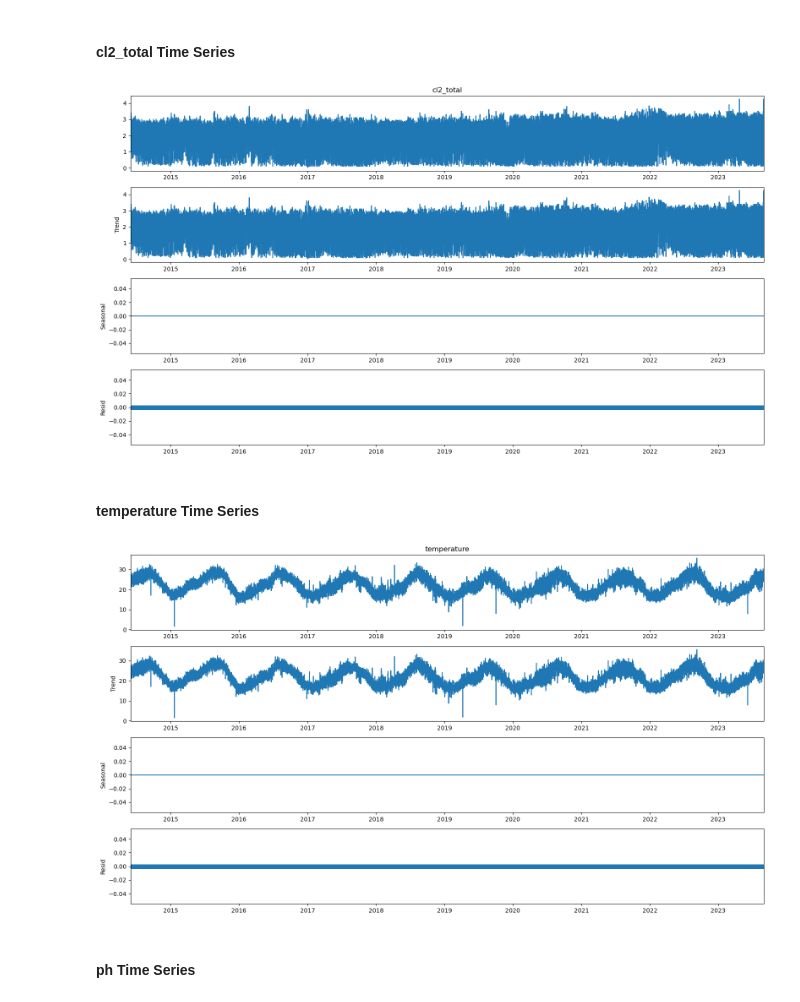
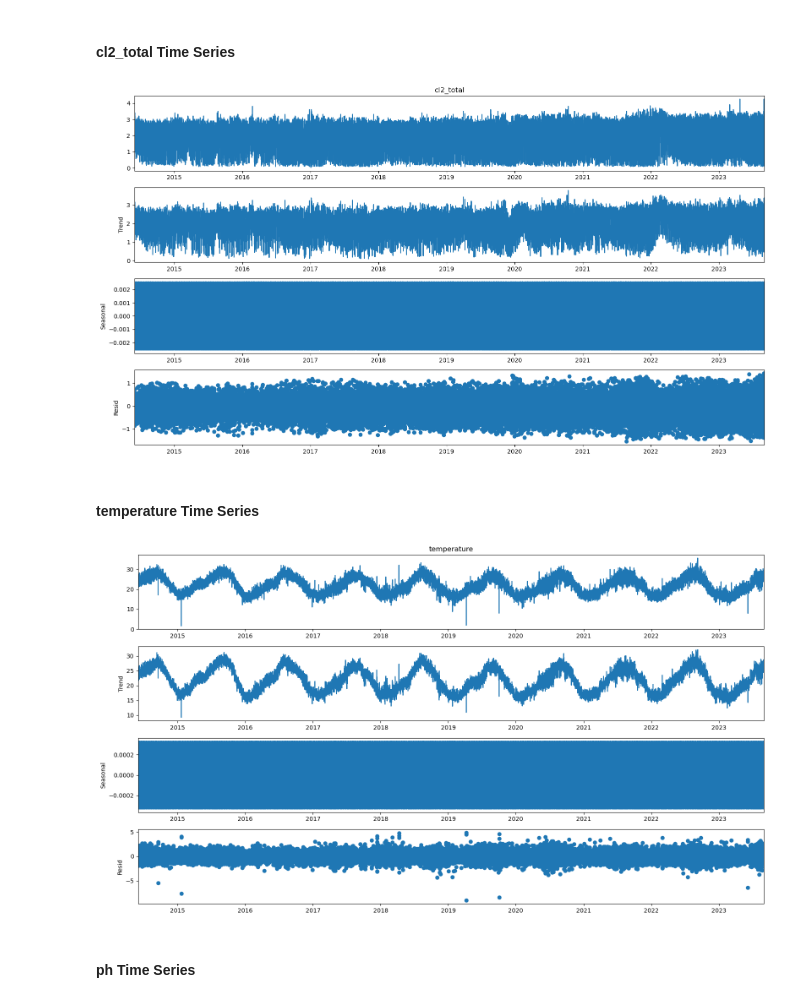
Before and after one commit to Oscar-Gil-Data/Monitoring-of-Indicator-Bacteria-in-Drinking-Water, a Jupyter notebook: Data SD - Monitoring of Indicator Bacteria in Drinking Water.ipynb, the cells around one changed output. Cells and saved outputs as stored; diff of their text form; code cells hidden in the pictures.

```diff
--- a/Data SD - Monitoring of Indicator Bacteria in Drinking Water.ipynb
+++ b/Data SD - Monitoring of Indicator Bacteria in Drinking Water.ipynb
@@ -602,15 +602,15 @@ cl2_ts_df = df[['date_sampled', 'cl2_total']]
 # set index to date
 cl2_ts_df.set_index('date_sampled', inplace=True)
 # %%
-cl2_seasonal_decompose = seasonal_decompose(x=cl2_ts_df['cl2_total'], period=1)
+cl2_seasonal_decompose = seasonal_decompose(x=cl2_ts_df['cl2_total'], period=2)
 
 fig = cl2_seasonal_decompose.plot()
 fig.set_size_inches((16, 9))
 # Tight layout to realign things
 fig.tight_layout()
 plt.show();
 # %% [output]
-[figure, old version]
+[figure, new version]
 # %% [markdown]
 #### temperature Time Series
 # %%
@@ -620,7 +620,7 @@ temp_ts_df = df[['date_sampled', 'temperature']]
 # set index to date
 temp_ts_df.set_index('date_sampled', inplace=True)
 # %%
-temp_seasonal_decompose = seasonal_decompose(x=temp_ts_df['temperature'], period=1)
+temp_seasonal_decompose = seasonal_decompose(x=temp_ts_df['temperature'], period=2)
 
 fig = temp_seasonal_decompose.plot()
 fig.set_size_inches((16, 9))
@@ -628,7 +628,7 @@ fig.set_size_inches((16, 9))
 fig.tight_layout()
 plt.show();
 # %% [output]
-[figure, old version]
+[figure, new version]
 # %% [markdown]
 #### ph Time Series
 # %%
```
